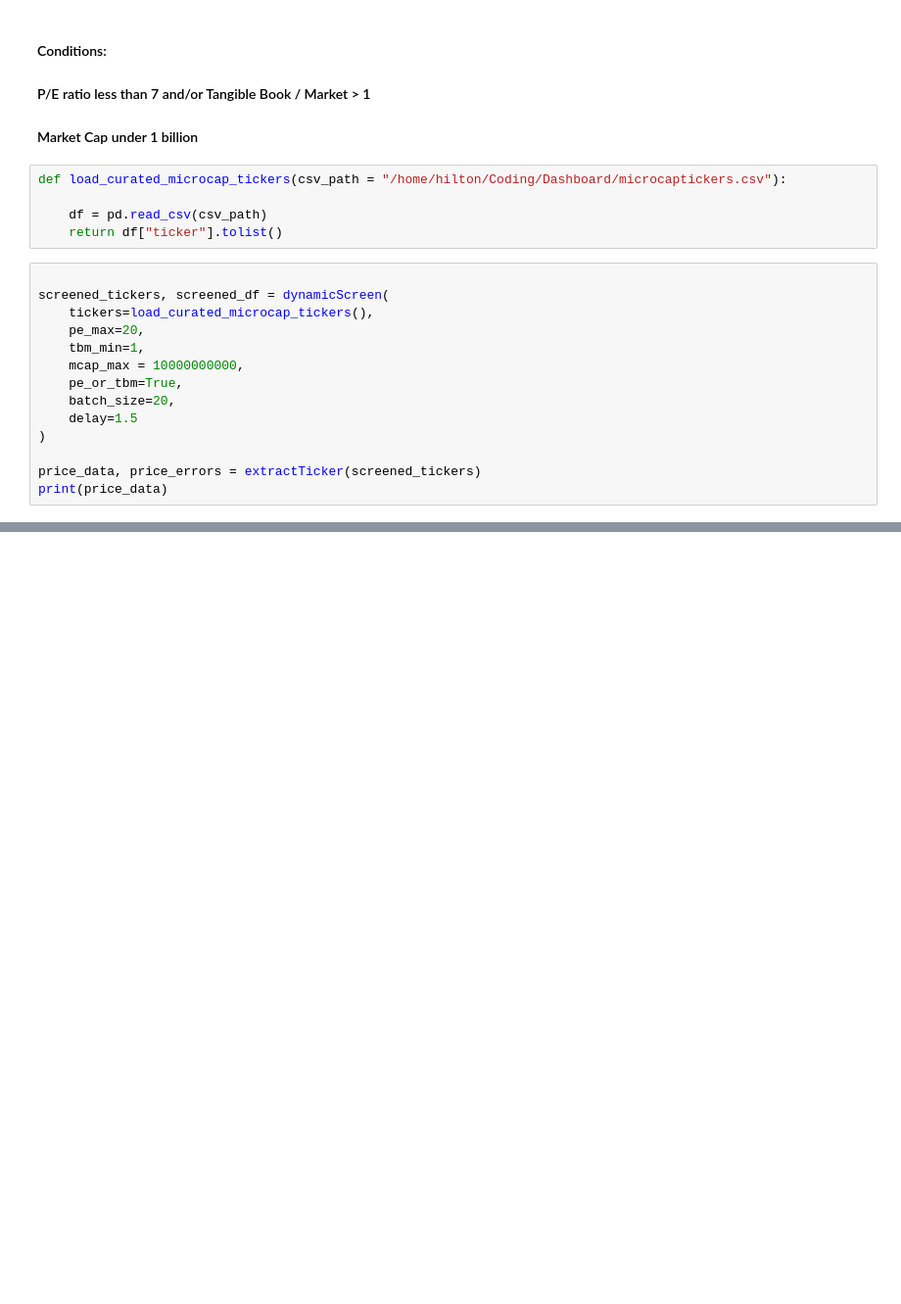
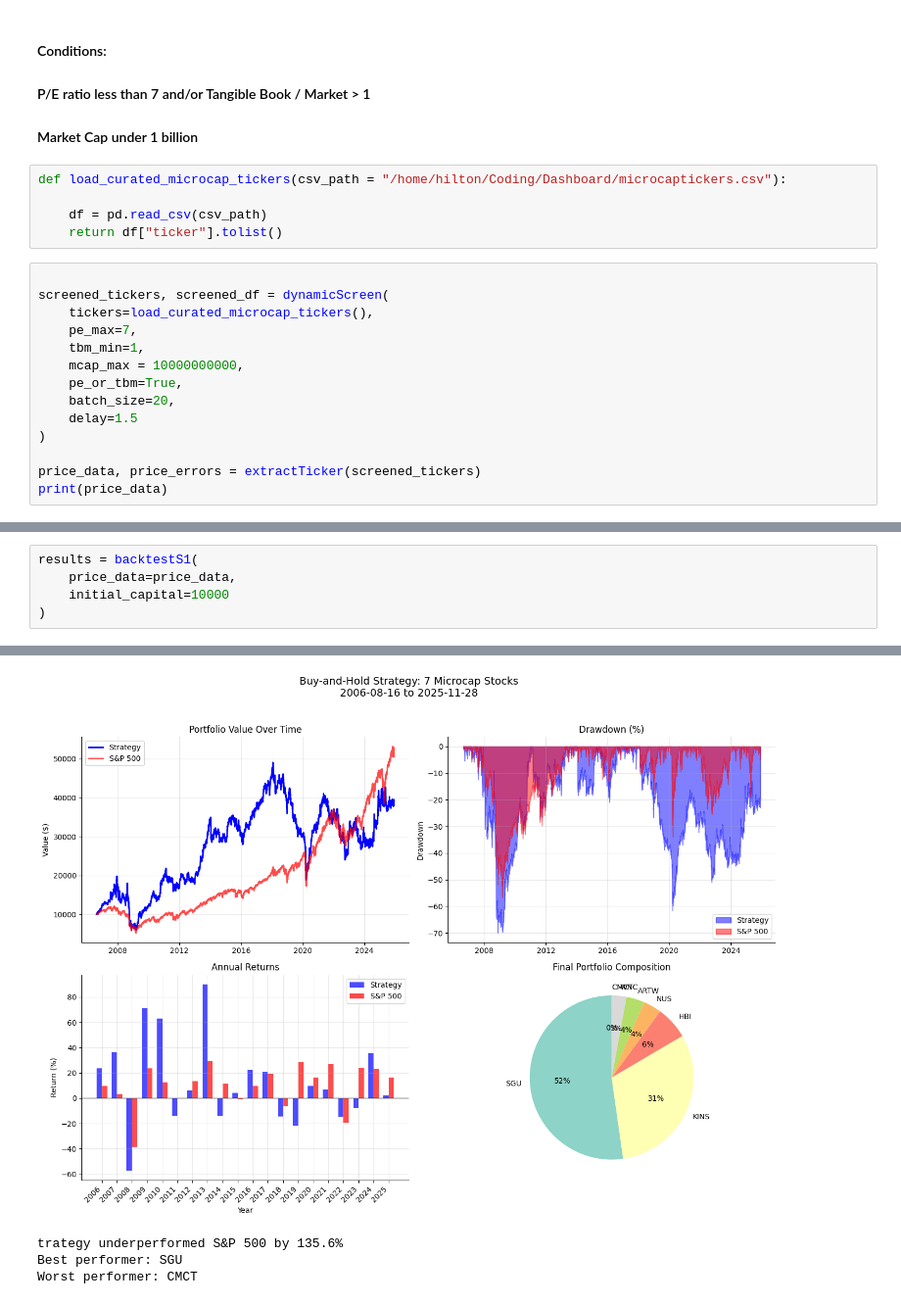
Before and after one commit to benn-reyn/strategyTesting, a Jupyter notebook: strategyTesting.ipynb, the cells around one changed output, grey strips where cells are left out. Shown at 98% size. Saved outputs shown, nothing was run; the diff lists cells and outputs as text; blank space fills up the shorter version.

Commit message:
implementation of backtest for Naive Price Theoretical Investing

```diff
--- a/strategyTesting.ipynb
+++ b/strategyTesting.ipynb
@@ -394,7 +394,7 @@ def load_curated_microcap_tickers(csv_path = "/home/hilton/Coding/Dashboard/micr
 
 screened_tickers, screened_df = dynamicScreen(
     tickers=load_curated_microcap_tickers(),
-    pe_max=20,
+    pe_max=7,
     tbm_min=1,
     mcap_max = 10000000000,
     pe_or_tbm=True,
@@ -436,0 +792,6 @@ Date
+# %%
+results = backtestS1(
+    price_data=price_data,
+    initial_capital=10000
+)
+# %% [output]
@@ -436,0 +815,4 @@ Date
+[figure, added]
+trategy underperformed S&P 500 by 135.6%
+Best performer: SGU
+Worst performer: CMCT
```
Also changed, not shown: parts of 4 cells of this notebook.
